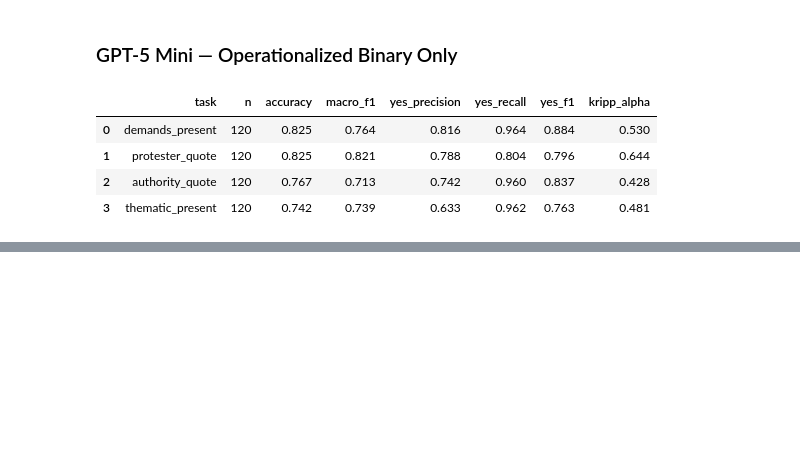
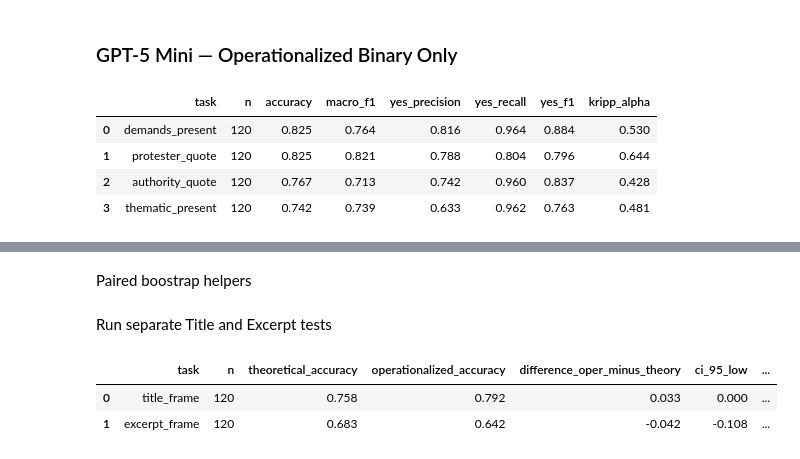
Before and after one commit to jjzhao12/protests_chai, a Jupyter notebook: frames/comparison.ipynb, the cells around one changed output, grey strips where cells are left out. Cells and saved outputs as stored; diff of their text form; code cells hidden in the pictures; blank space fills up the shorter version.

```diff
--- a/frames/comparison.ipynb
+++ b/frames/comparison.ipynb
@@ -92,0 +186,2 @@ show_results("GPT-5 Mini — Operationalized Binary Only", o_binary_5mini)
+# %% [markdown]
+Paired boostrap helpers
@@ -92,0 +281,63 @@ show_results("GPT-5 Mini — Operationalized Binary Only", o_binary_5mini)
+# %% [markdown]
+Run separate Title and Excerpt tests
+# %%
+# ==================================================
+# TITLE FRAME
+# ==================================================
+
+title_boot = paired_bootstrap_accuracy(
+    df=boot_df,
+    gold_col="title_frame",
+    theory_col="theory_title",
+    oper_col="oper_title",
+    n_boot=10_000,
+    seed=45
+)
+
+
+# ==================================================
+# EXCERPT FRAME
+# ==================================================
+
+excerpt_boot = paired_bootstrap_accuracy(
+    df=boot_df,
+    gold_col="excerpt_frame",
+    theory_col="theory_excerpt",
+    oper_col="oper_excerpt",
+    n_boot=10_000,
+    seed=45
+)
+
+
+# ==================================================
+# SUMMARY TABLE
+# ==================================================
+
+bootstrap_summary = pd.DataFrame([
+    {
+        "task": "title_frame",
+        "n": title_boot["n"],
+        "theoretical_accuracy": title_boot["theoretical_accuracy"],
+        "operationalized_accuracy": title_boot["operationalized_accuracy"],
+        "difference_oper_minus_theory": title_boot["observed_difference"],
+        "ci_95_low": title_boot["ci_95_low"],
+        "ci_95_high": title_boot["ci_95_high"],
+    },
+    {
+        "task": "excerpt_frame",
+        "n": excerpt_boot["n"],
+        "theoretical_accuracy": excerpt_boot["theoretical_accuracy"],
+        "operationalized_accuracy": excerpt_boot["operationalized_accuracy"],
+        "difference_oper_minus_theory": excerpt_boot["observed_difference"],
+        "ci_95_low": excerpt_boot["ci_95_low"],
+        "ci_95_high": excerpt_boot["ci_95_high"],
+    }
+])
+
+display(
+    bootstrap_summary.round(3)
+)
+# %% [output]
+|  | task | n | theoretical_accuracy | operationalized_accuracy | difference_oper_minus_theory | ci_95_low | ... |
+| 0 | title_frame | 120 | 0.758 | 0.792 | 0.033 | 0.000 | ... |
+| 1 | excerpt_frame | 120 | 0.683 | 0.642 | -0.042 | -0.108 | ... |
```
Also changed, not shown: parts of 16 cells of this notebook, 3 other files.
